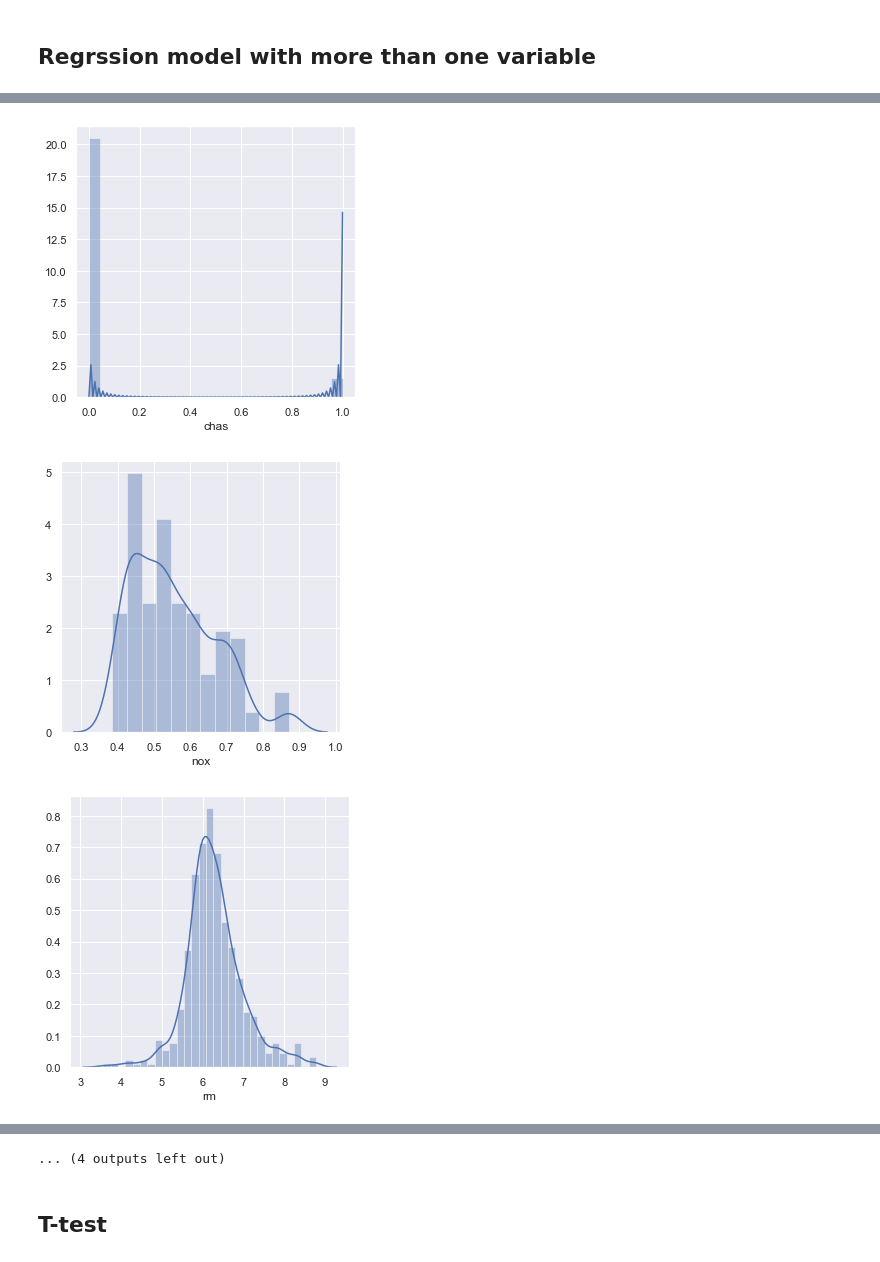
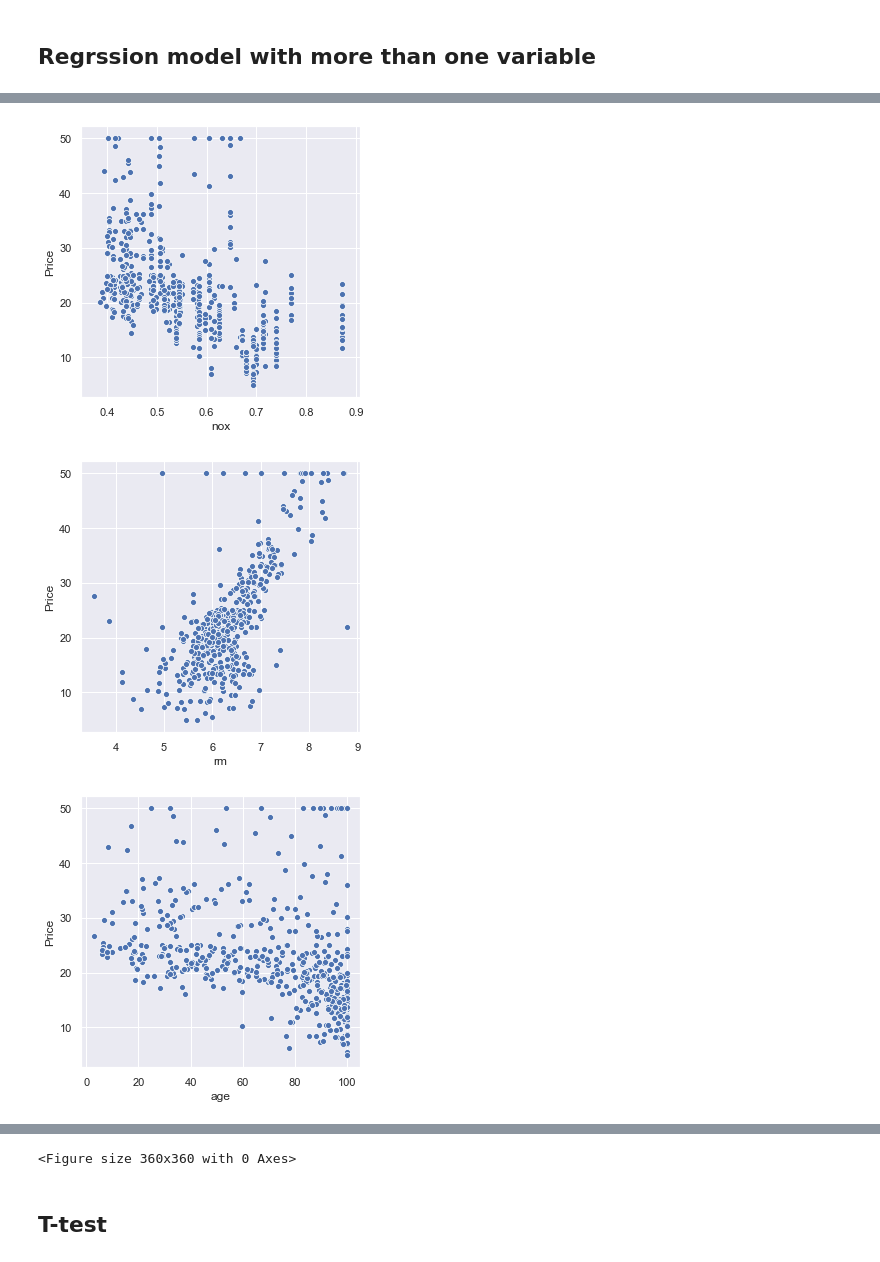
Before and after one commit to eamonnofarrell/Machine-Learning-Assessment2019, a Jupyter notebook: Machine-Learning-Assignment.ipynb, the cells around one changed output, grey strips where cells are left out. Cells and saved outputs as stored; diff of their text form; code cells hidden in the pictures.

```diff
--- a/Machine-Learning-Assignment.ipynb
+++ b/Machine-Learning-Assignment.ipynb
@@ -114,0 +117,8 @@ plt.show()
+# %%
+df1 = df.drop(columns=['Unnamed: 0', 'Price'])
+for i, col in enumerate(df1.columns):
+    fig=plt.figure(figsize=(5,5))
+    plt.figure(i)
+    #sns.distplot(df[col])
+
+    sns.scatterplot(x=data[col], y=data["Price"])
@@ -192,7 +219,10 @@ plt.tight_layout()
+# %%
+df1 = df.drop(columns=['Unnamed: 0', 'Price'])
 # %%
-for i, col in enumerate(df.columns):
+for i, col in enumerate(df1.columns):
     fig=plt.figure(figsize=(5,5))
     plt.figure(i)
-    sns.distplot(df[col])
-    #sns.scatterplot(data)
+    #sns.distplot(df[col])
+
+    sns.scatterplot(x=data[col], y=data["Price"])
 # %% [output]
@@ -203,3 +233,3 @@ for i, col in enumerate(df.columns):
-[figure, old version]
+[figure, new version]
-[figure, old version]
+[figure, new version]
-[figure, old version]
+[figure, new version]
@@ -211,4 +242,4 @@ for i, col in enumerate(df.columns):
-... (4 outputs left out)
+<Figure size 360x360 with 0 Axes>
 # %% [markdown]
 ## T-test
 # %%
```
Also changed, not shown: parts of 8 cells of this notebook.
